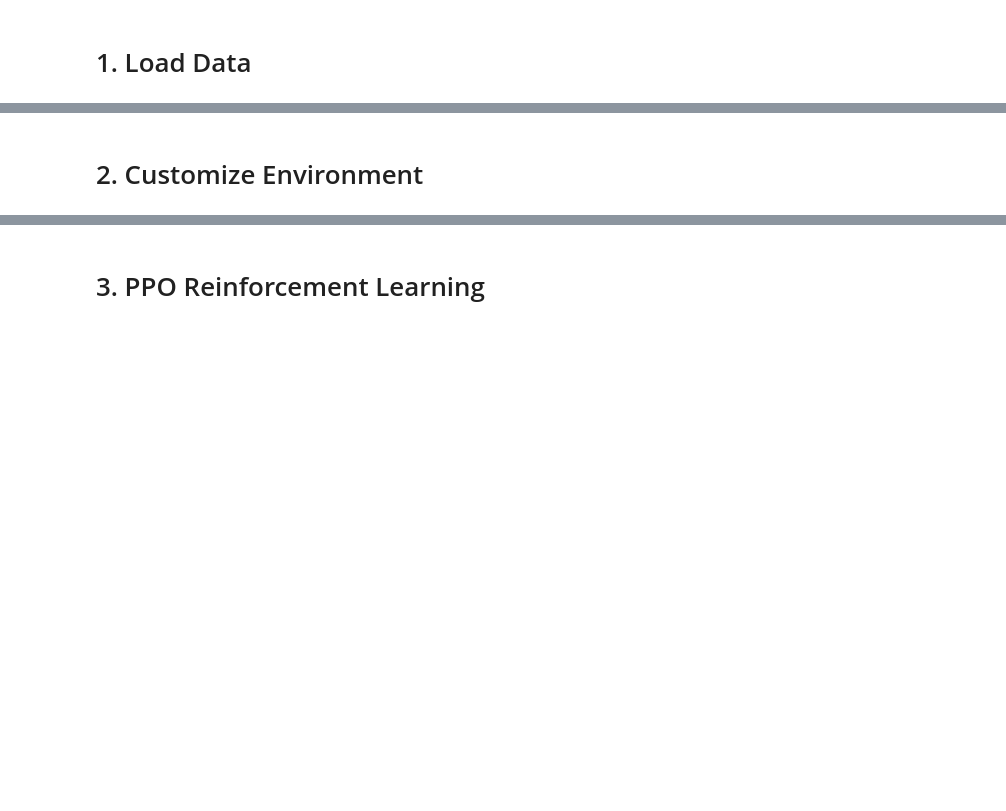
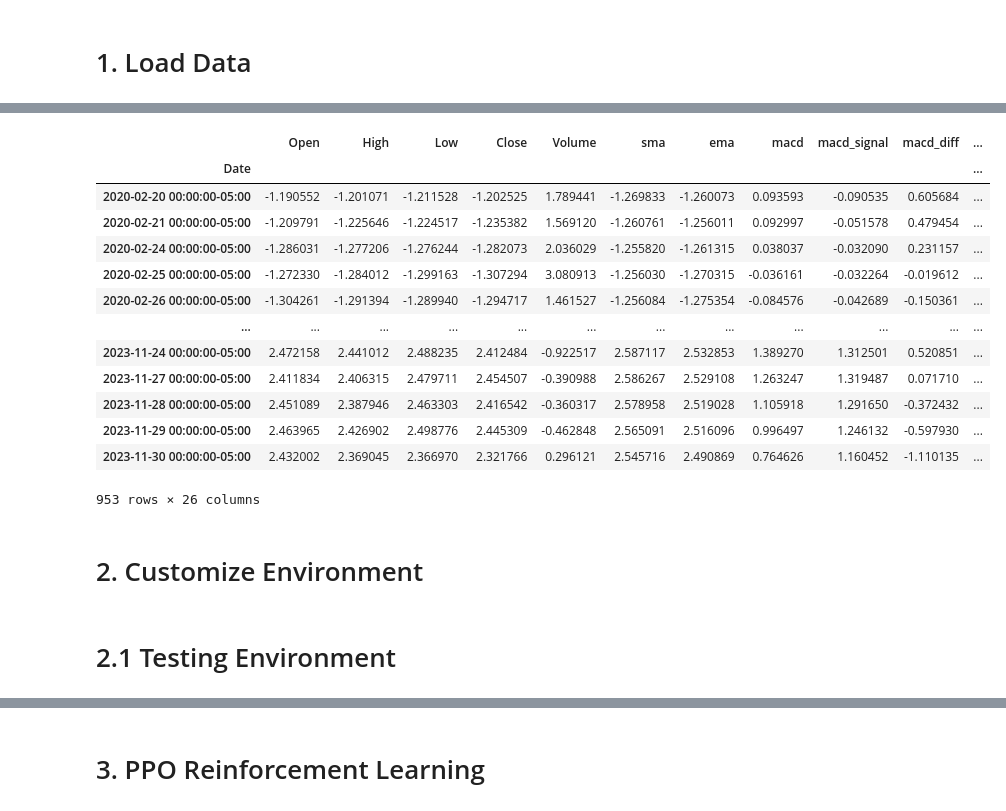
Before and after one commit to rogerhsiehh/DMU, a Jupyter notebook: DMU_reinforcement_learning.ipynb, the cells around one changed output, grey strips where cells are left out. Saved outputs shown, nothing was run; the diff lists cells and outputs as text; code cells hidden in the pictures; blank space fills up the shorter version.

```diff
--- a/DMU_reinforcement_learning.ipynb
+++ b/DMU_reinforcement_learning.ipynb
@@ -119,3 +153,20 @@ test_df.set_index('Date', inplace=True)
+# %%
+train_df
+# %% [output]
+|  | Open | High | Low | Close | Volume | sma | ema | macd | macd_signal | macd_diff | ... |
+| Date |  |  |  |  |  |  |  |  |  |  | ... |
+| 2020-02-20 00:00:00-05:00 | -1.190552 | -1.201071 | -1.211528 | -1.202525 | 1.789441 | -1.269833 | -1.260073 | 0.093593 | -0.090535 | 0.605684 | ... |
+| 2020-02-21 00:00:00-05:00 | -1.209791 | -1.225646 | -1.224517 | -1.235382 | 1.569120 | -1.260761 | -1.256011 | 0.092997 | -0.051578 | 0.479454 | ... |
+| 2020-02-24 00:00:00-05:00 | -1.286031 | -1.277206 | -1.276244 | -1.282073 | 2.036029 | -1.255820 | -1.261315 | 0.038037 | -0.032090 | 0.231157 | ... |
+| 2020-02-25 00:00:00-05:00 | -1.272330 | -1.284012 | -1.299163 | -1.307294 | 3.080913 | -1.256030 | -1.270315 | -0.036161 | -0.032264 | -0.019612 | ... |
+| 2020-02-26 00:00:00-05:00 | -1.304261 | -1.291394 | -1.289940 | -1.294717 | 1.461527 | -1.256084 | -1.275354 | -0.084576 | -0.042689 | -0.150361 | ... |
+| ... | ... | ... | ... | ... | ... | ... | ... | ... | ... | ... | ... |
+| 2023-11-24 00:00:00-05:00 | 2.472158 | 2.441012 | 2.488235 | 2.412484 | -0.922517 | 2.587117 | 2.532853 | 1.389270 | 1.312501 | 0.520851 | ... |
+| 2023-11-27 00:00:00-05:00 | 2.411834 | 2.406315 | 2.479711 | 2.454507 | -0.390988 | 2.586267 | 2.529108 | 1.263247 | 1.319487 | 0.071710 | ... |
+| 2023-11-28 00:00:00-05:00 | 2.451089 | 2.387946 | 2.463303 | 2.416542 | -0.360317 | 2.578958 | 2.519028 | 1.105918 | 1.291650 | -0.372432 | ... |
+| 2023-11-29 00:00:00-05:00 | 2.463965 | 2.426902 | 2.498776 | 2.445309 | -0.462848 | 2.565091 | 2.516096 | 0.996497 | 1.246132 | -0.597930 | ... |
+| 2023-11-30 00:00:00-05:00 | 2.432002 | 2.369045 | 2.366970 | 2.321766 | 0.296121 | 2.545716 | 2.490869 | 0.764626 | 1.160452 | -1.110135 | ... |
+953 rows × 26 columns
 # %% [markdown]
 # 2. Customize Environment
 # %%
@@ -158,3 +209,5 @@ class CustomStocksEnv(StocksEnv):
             if self._position == Positions.Long:
                 shares = (self._total_profit * (1 - self.trade_fee_ask_percent)) / last_trade_price
                 self._total_profit = (shares * (1 - self.trade_fee_bid_percent)) * current_price
+# %% [markdown]
+# 2.1 Testing Environment
```
Also changed, not shown: parts of 5 cells of this notebook.
